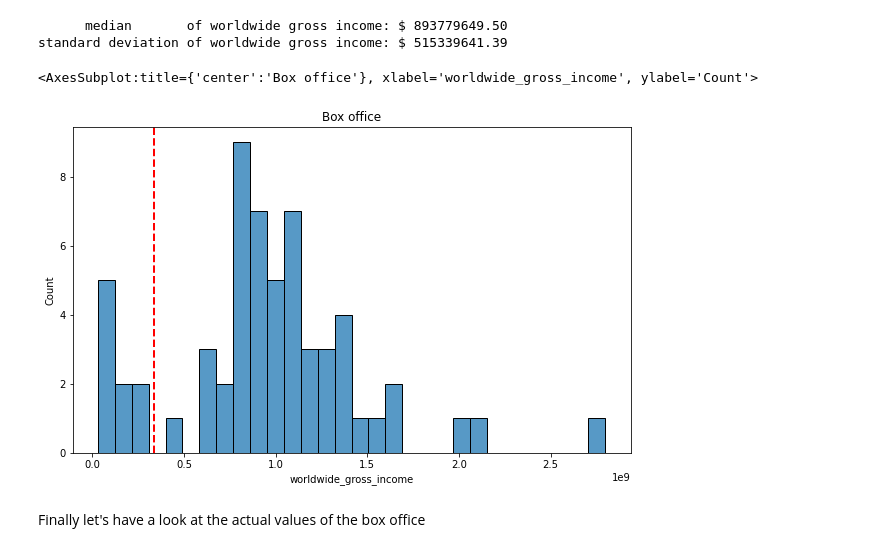
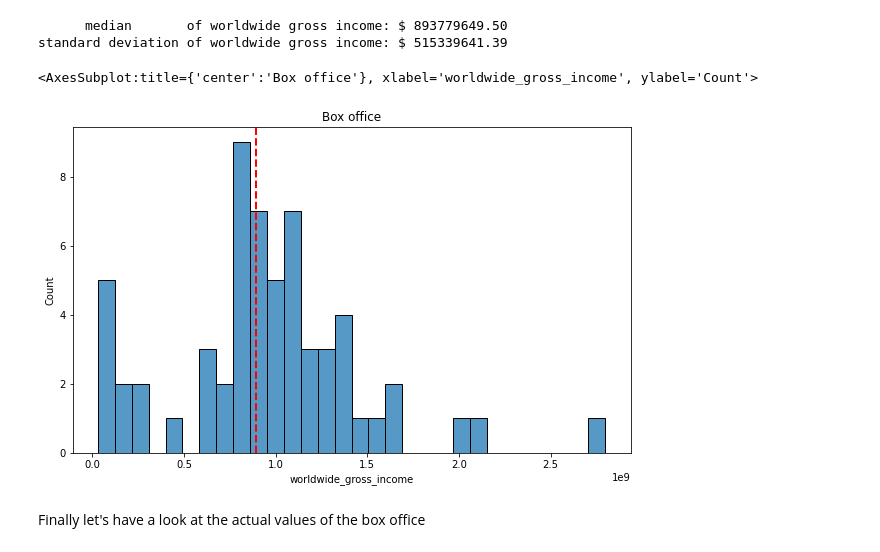
Before and after one commit to epfl-ada/ada-2021-project-f-jab, a Jupyter notebook: movies.ipynb, the cells around one changed output. Saved outputs shown, nothing was run; the diff lists cells and outputs as text; code cells hidden in the pictures.

```diff
--- a/movies.ipynb
+++ b/movies.ipynb
@@ -132,11 +132,11 @@ standard deviation of worldwide gross income: $ 515339641.39
 # %%
 plt.figure(figsize = (10,6))
 plt.title('Box office')
-plt.axvline(movies['usa_gross_income'].median(), color='r', linestyle='dashed', linewidth=2)
+plt.axvline(movies['worldwide_gross_income'].median(), color='r', linestyle='dashed', linewidth=2)
 sns.histplot(data = movies['worldwide_gross_income'], bins=30)
 # %% [output]
 <AxesSubplot:title={'center':'Box office'}, xlabel='worldwide_gross_income', ylabel='Count'>
-[figure, old version]
+[figure, new version]
 # %% [markdown]
 Finally let's have a look at the actual values of the box office
 # %%
```
Also changed, not shown: parts of 9 cells of this notebook.
